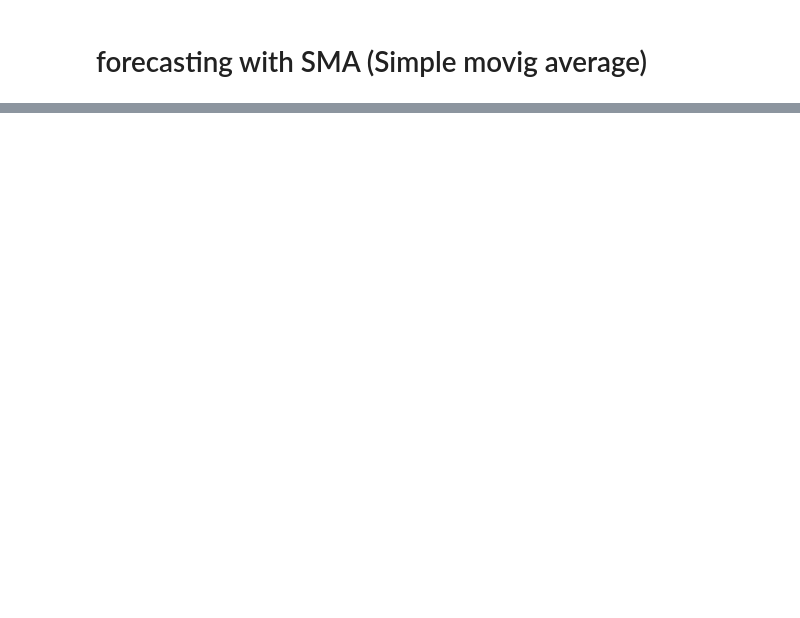
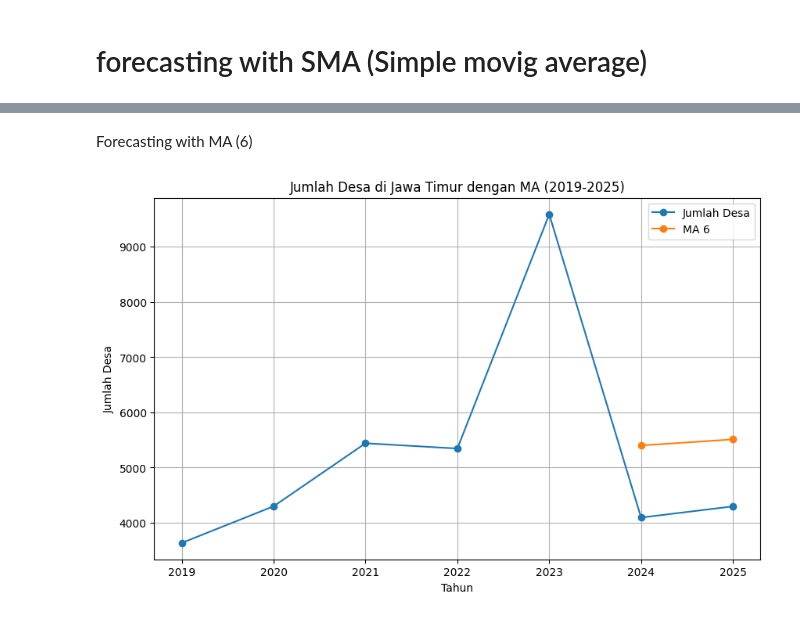
Before and after one commit to yowxy/Forecasting-Village-Population-in-East-Java-, a Jupyter notebook: index.ipynb, the cells around one changed output, grey strips where cells are left out. Saved outputs shown, nothing was run; the diff lists cells and outputs as text; code cells hidden in the pictures; blank space fills up the shorter version.

```diff
--- a/index.ipynb
+++ b/index.ipynb
@@ -116,0 +213,18 @@ plt.show()
+# %% [markdown]
+Forecasting with MA (6)
+# %%
+ts = data_remove_outlier.groupby('tahun')['jumlah'].sum().reset_index()
+ts['ma6'] = ts['jumlah'].rolling(window=6).mean()
+
+plt.figure(figsize=(10,6))
+plt.plot(ts['tahun'], ts['jumlah'], marker='o', label='Jumlah Desa')
+plt.plot(ts['tahun'], ts['ma6'], marker='o', label='MA 6')
+
+plt.title('Jumlah Desa di Jawa Timur dengan MA (2019-2025)')
+plt.xlabel('Tahun')
+plt.ylabel('Jumlah Desa')
+plt.grid(True)
+plt.legend()
+plt.show()
+# %% [output]
+[figure, added]
```
Also changed, not shown: parts of 12 cells of this notebook.
